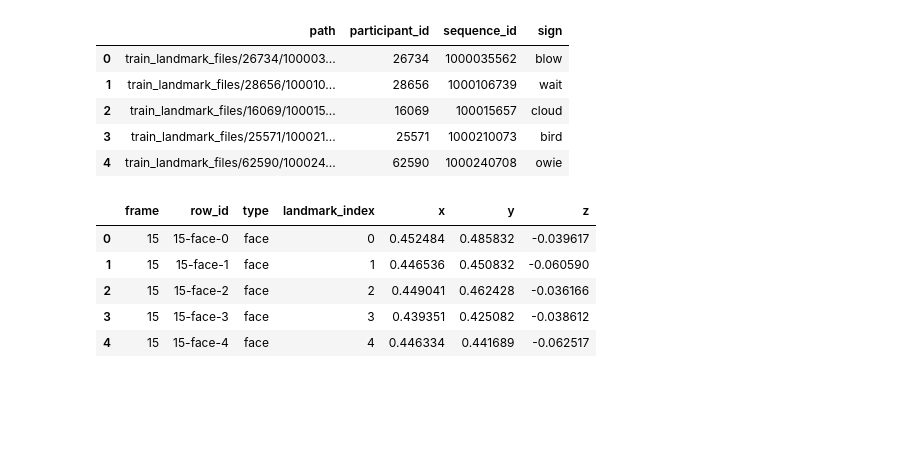
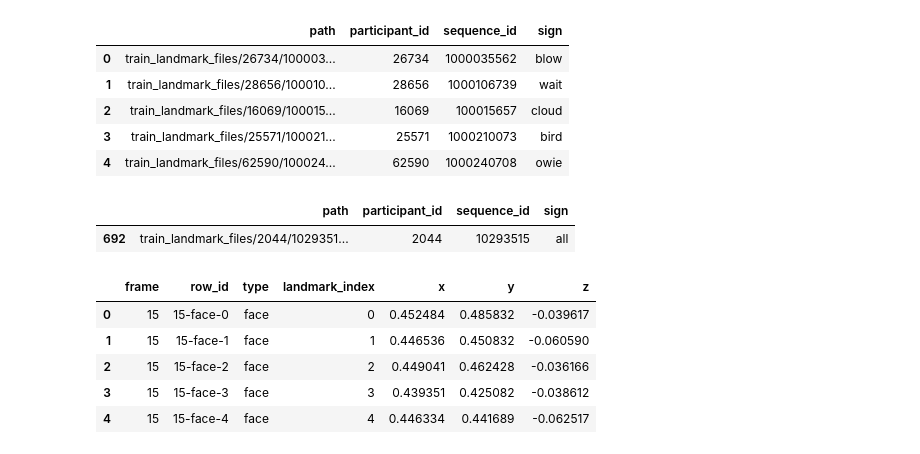
Before and after one commit to Strojove-uceni/23206-final-sign-language-recognition-in-video, a Jupyter notebook: data_preprocess.ipynb, the cells around one changed output. Cells and saved outputs as stored; diff of their text form; code cells hidden in the pictures; blank space fills up the shorter version.

```diff
--- a/data_preprocess.ipynb
+++ b/data_preprocess.ipynb
@@ -30,6 +30,11 @@ df_train.head()
 | 4 | train_landmark_files/62590/100024... | 62590 | 1000240708 | owie |
 # %%
 df_red = df_train[df_train.participant_id == 2044]
+# %%
+df_red[df_red.sequence_id == 10293515]
+# %% [output]
+|  | path | participant_id | sequence_id | sign |
+| 692 | train_landmark_files/2044/1029351... | 2044 | 10293515 | all |
 # %%
 # for additional_path in df_red.path:
 
```
Also changed, not shown: parts of 3 cells of this notebook.
